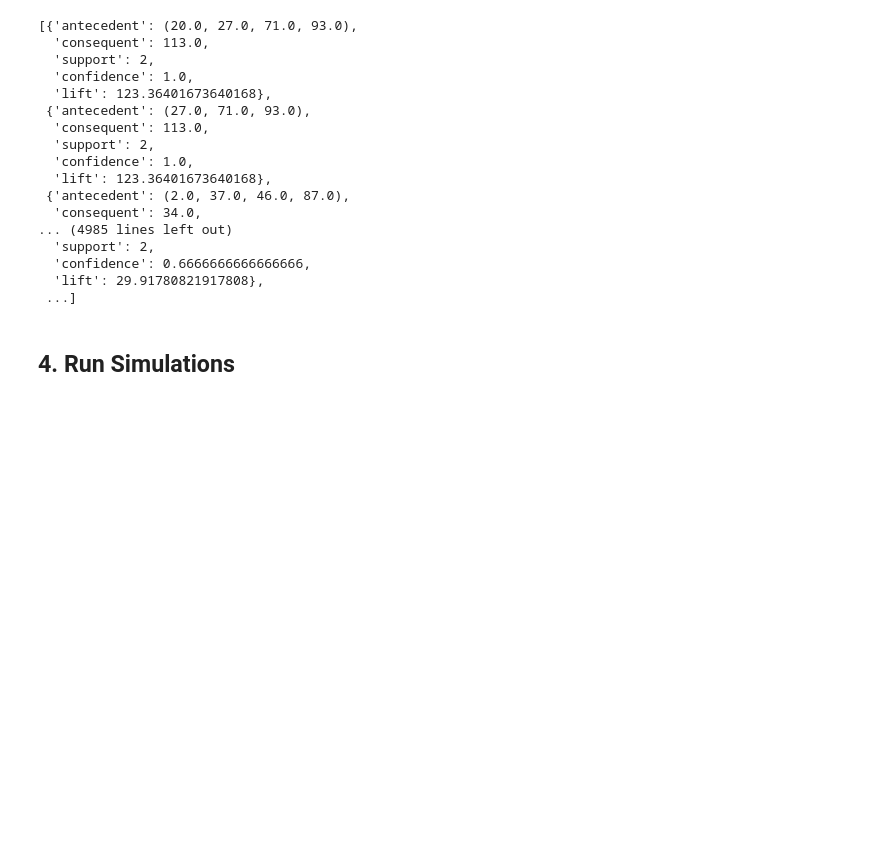
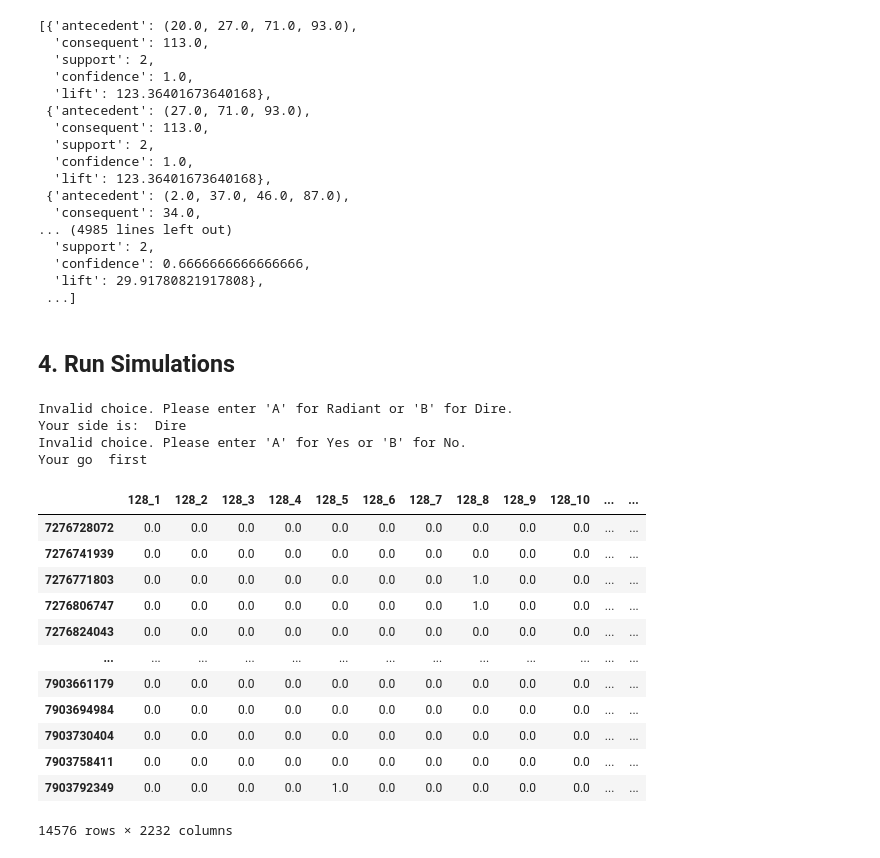
Before and after one commit to DevDords/LT2_DMW2_CaptainsMode, a Jupyter notebook: 2. hybrid_reco.ipynb, the cells around one changed output. Drawn from its saved outputs; the diff is of its cells as text; code cells hidden in the pictures; blank space fills up the shorter version.

```diff
--- a/2. hybrid_reco.ipynb
+++ b/2. hybrid_reco.ipynb
@@ -237,3 +324,31 @@ with open('./data/rules.pkl', 'wb') as file:
     pickle.dump(rules, file)
 # %% [markdown]
 ## 4. Run Simulations
+# %%
+# get  match information
+draft_db = utility_matrix.copy()
+side = get_side()
+ban_first = get_ban_first()
+# %% [output]
+Invalid choice. Please enter 'A' for Radiant or 'B' for Dire.
+Your side is:  Dire
+Invalid choice. Please enter 'A' for Yes or 'B' for No.
+Your go  first
+# %%
+# filter to get recs only from same side winning lineup
+filtered_db = filter_winning_side(draft_db, ban_first)
+filtered_db
+# %% [output]
+|  | 128_1 | 128_2 | 128_3 | 128_4 | 128_5 | 128_6 | 128_7 | 128_8 | 128_9 | 128_10 | ... | ... |
+| 7276728072 | 0.0 | 0.0 | 0.0 | 0.0 | 0.0 | 0.0 | 0.0 | 0.0 | 0.0 | 0.0 | ... | ... |
+| 7276741939 | 0.0 | 0.0 | 0.0 | 0.0 | 0.0 | 0.0 | 0.0 | 0.0 | 0.0 | 0.0 | ... | ... |
+| 7276771803 | 0.0 | 0.0 | 0.0 | 0.0 | 0.0 | 0.0 | 0.0 | 1.0 | 0.0 | 0.0 | ... | ... |
+| 7276806747 | 0.0 | 0.0 | 0.0 | 0.0 | 0.0 | 0.0 | 0.0 | 1.0 | 0.0 | 0.0 | ... | ... |
+| 7276824043 | 0.0 | 0.0 | 0.0 | 0.0 | 0.0 | 0.0 | 0.0 | 0.0 | 0.0 | 0.0 | ... | ... |
+| ... | ... | ... | ... | ... | ... | ... | ... | ... | ... | ... | ... | ... |
+| 7903661179 | 0.0 | 0.0 | 0.0 | 0.0 | 0.0 | 0.0 | 0.0 | 0.0 | 0.0 | 0.0 | ... | ... |
+| 7903694984 | 0.0 | 0.0 | 0.0 | 0.0 | 0.0 | 0.0 | 0.0 | 0.0 | 0.0 | 0.0 | ... | ... |
+| 7903730404 | 0.0 | 0.0 | 0.0 | 0.0 | 0.0 | 0.0 | 0.0 | 0.0 | 0.0 | 0.0 | ... | ... |
+| 7903758411 | 0.0 | 0.0 | 0.0 | 0.0 | 0.0 | 0.0 | 0.0 | 0.0 | 0.0 | 0.0 | ... | ... |
+| 7903792349 | 0.0 | 0.0 | 0.0 | 0.0 | 1.0 | 0.0 | 0.0 | 0.0 | 0.0 | 0.0 | ... | ... |
+14576 rows × 2232 columns
```
Also changed, not shown: parts of 6 cells of this notebook, 2 other files.
